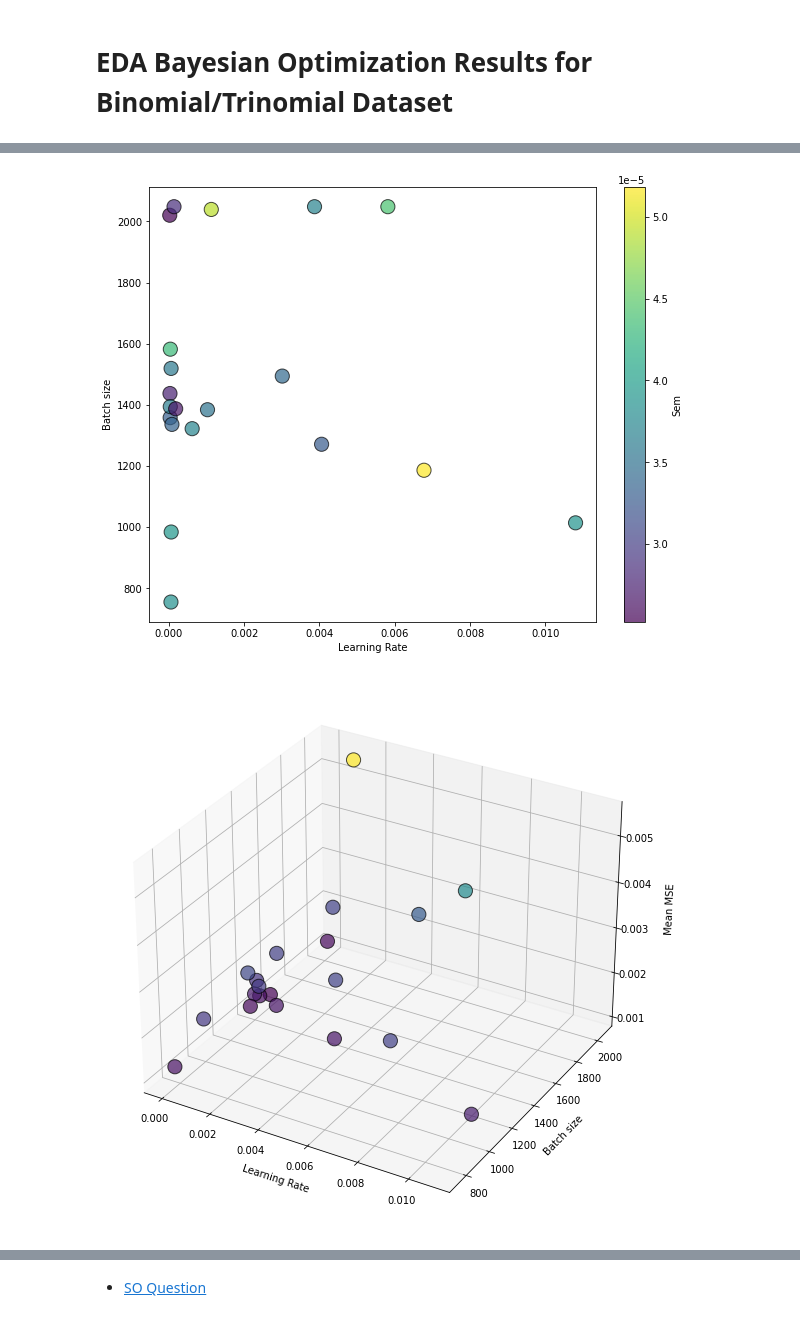
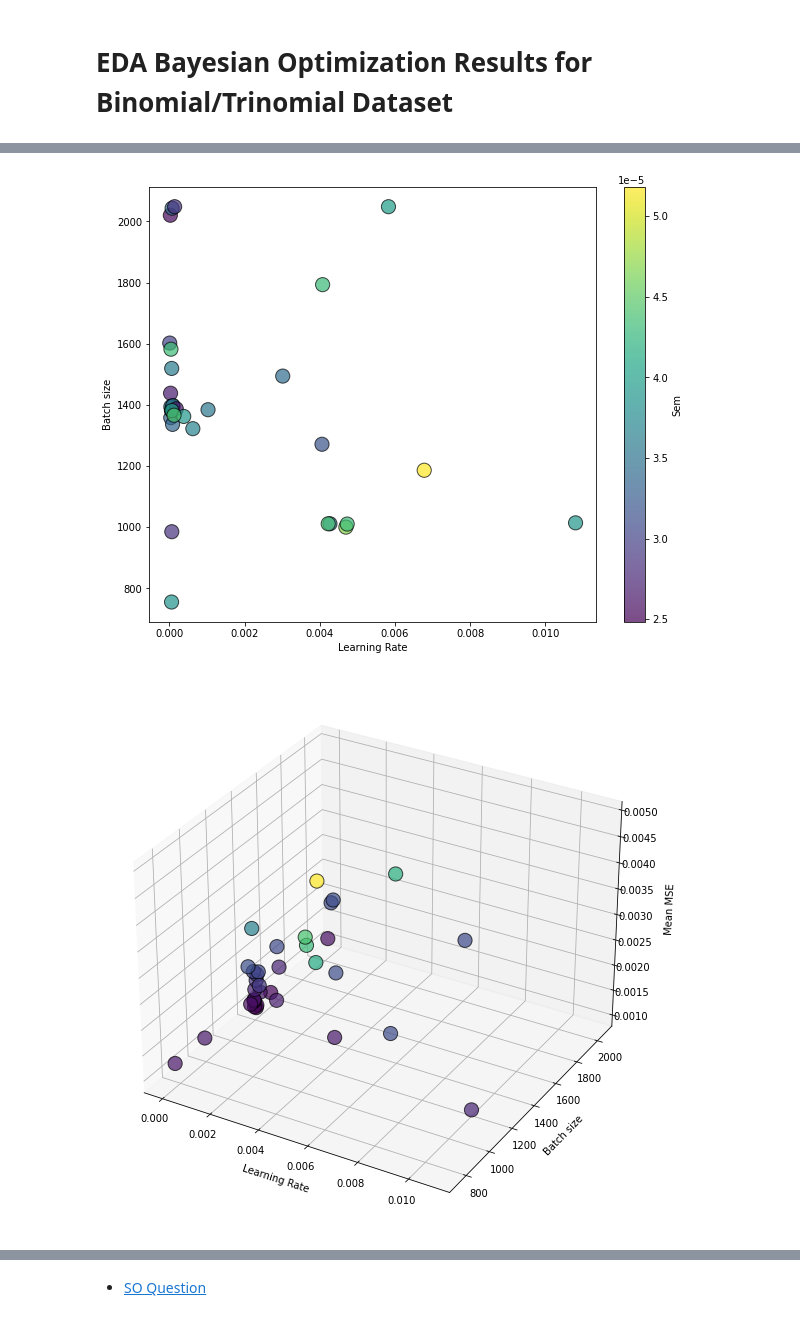
Before and after one commit to paolodelia99/thesis-option-pricing-with-deep-learning, a Jupyter notebook: notebooks/EDA Bin-Trin BO results.ipynb, the cells around one changed output, grey strips where cells are left out. Saved outputs shown, nothing was run; the diff lists cells and outputs as text; code cells hidden in the pictures.

```diff
--- a/notebooks/EDA Bin-Trin BO results.ipynb
+++ b/notebooks/EDA Bin-Trin BO results.ipynb
@@ -103,11 +103,11 @@ plt.show()
 # %%
 fig, ax = plt.subplots(figsize=(10,8))
 
-sc = ax.scatter(res_df[:20].lr, res_df[:20].batch_size,
+sc = ax.scatter(res_df[:35].lr, res_df[:35].batch_size,
             linewidths=1, alpha=.7,
             edgecolor='k',
             s = 200,
-            c=res_df[:20]['sem'])
+            c=res_df[:35]['sem'])
 ax.set_ylabel('Batch size')
 ax.set_xlabel('Learning Rate')
 cbar = fig.colorbar(sc)
@@ -116,27 +116,27 @@ cbar.set_label("Sem")
 plt.savefig('../results/EDA_T_Results_BT/bs_lr_sem_2d.png')
 plt.show()
 # %% [output]
-[figure, old version]
+[figure, new version]
 # %%
 fig = plt.figure(figsize=(10, 10))
 ax = fig.add_subplot(111, projection='3d')
 
 
-ax.scatter(res_df[:20].lr,
-           res_df[:20].batch_size,
-           res_df[:20]['mean'],
+ax.scatter(res_df[:35].lr,
+           res_df[:35].batch_size,
+           res_df[:35]['mean'],
            linewidths=1, alpha=.7,
            edgecolor='k',
            s = 200,
-           c=res_df[:20]['mean'])
+           c=res_df[:35]['mean'])
 ax.set_ylabel('Batch size', labelpad=6.0)
 ax.set_xlabel('Learning Rate', labelpad=6.0)
 ax.set_zlabel('Mean MSE', labelpad=12.0)
 
 plt.savefig('../results/EDA_T_Results_BT/bs_lr_mean_3d.png', dpi=300)
 plt.show()
 # %% [output]
-[figure, old version]
+[figure, new version]
 # %%
 fig = plt.figure(figsize=(10, 10))
 ax = fig.add_subplot(111, projection='3d')
```
Also changed, not shown: parts of 12 cells of this notebook, 3 other files.
